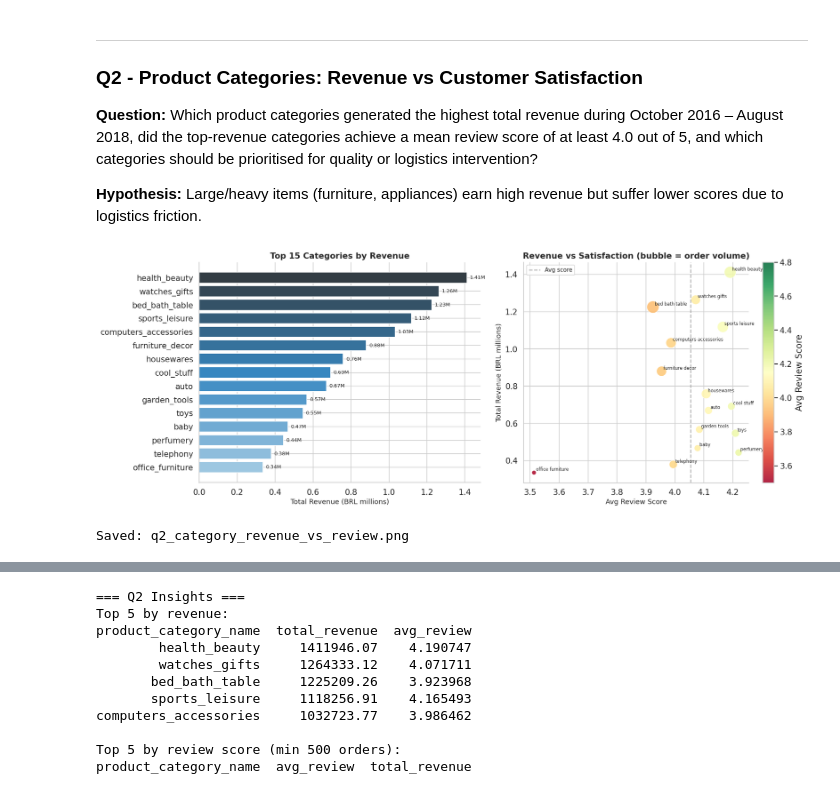
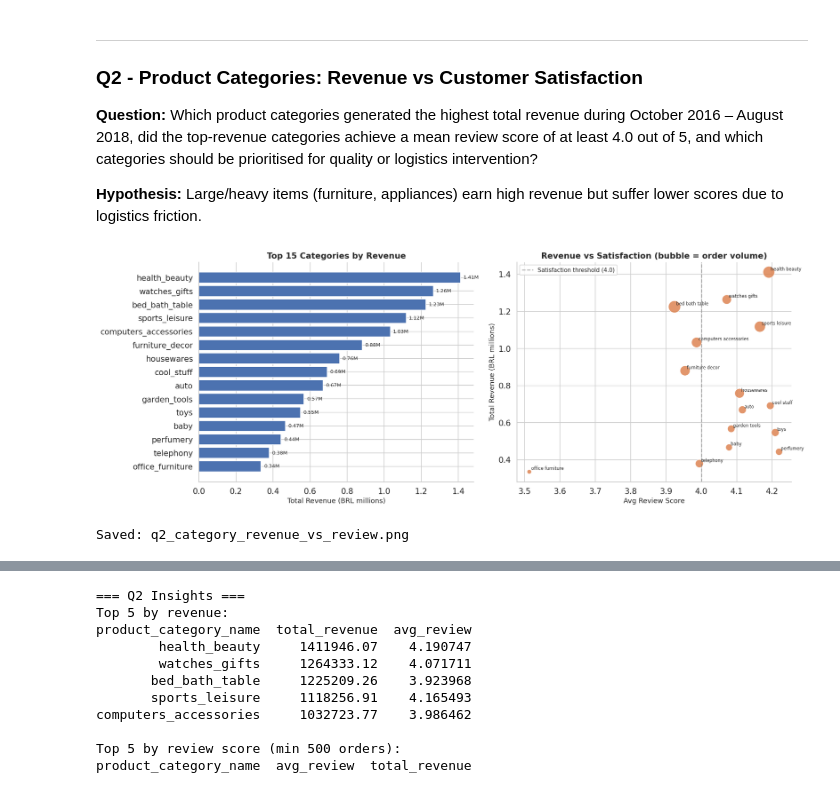
Before and after one commit to tommyalba/data_analysis_project-dicoding, a Jupyter notebook: notebook.ipynb, the cells around one changed output, grey strips where cells are left out. Saved outputs shown, nothing was run; the diff lists cells and outputs as text; code cells hidden in the pictures.

```diff
--- a/notebook.ipynb
+++ b/notebook.ipynb
@@ -1001,11 +999,10 @@ top15 = category_stats.head(15).copy()
 fig, axes = plt.subplots(1, 2, figsize=(16, 6))
 
 # Left: horizontal revenue bar
-pal = sns.color_palette('Blues_d', len(top15))
 bars = axes[0].barh(
     top15['product_category_name'].iloc[::-1],
     top15['total_revenue'].iloc[::-1] / 1e6,
-    color=pal,
+    color=BRAND_COLOR,
 )
 for bar, val in zip(bars, top15['total_revenue'].iloc[::-1] / 1e6):
     axes[0].text(val + 0.015,
@@ -1020,45 +1017,37 @@ axes[0].set_title('Top 15 Categories by Revenue', fontsize=13, fontweight='bold'
 # Right: bubble — avg review vs revenue, sized by order count
 sc = axes[1].scatter(
     top15['avg_review'],
     top15['total_revenue'] / 1e6,
     s=top15['total_orders'] / 25,
-    c=top15['avg_review'],
-    cmap='RdYlGn',
-    vmin=3.5,
-    vmax=4.8,
+    c=ACCENT_COLOR,
     alpha=0.85,
     edgecolors='white',
     linewidth=0.8,
-)
-plt.colorbar(
-    sc,
-    ax=axes[1],
-    label='Avg Review Score',
 )
 for _, row in top15.iterrows():
     axes[1].annotate(
         row['product_category_name'].replace('_', ' '),
         (row['avg_review'], row['total_revenue'] / 1e6),
         fontsize=7, xytext=(3, 3), textcoords='offset points')
 
 axes[1].axvline(
-    top15['avg_review'].mean(),
+    4.0,
     color='gray',
     linestyle='--',
     alpha=0.6,
-    label='Avg score',
+    label='Satisfaction threshold (4.0)',
 )
 axes[1].set_xlabel('Avg Review Score', fontsize=11)
 axes[1].set_ylabel('Total Revenue (BRL millions)', fontsize=11)
 axes[1].set_title('Revenue vs Satisfaction (bubble = order volume)', fontsize=13, fontweight='bold')
 axes[1].legend(fontsize=9)
 
 plt.tight_layout()
 plt.savefig('dashboard/data/q2_category_revenue_vs_review.png', dpi=150, bbox_inches='tight')
 plt.show()
 print('Saved: q2_category_revenue_vs_review.png')
 # %% [output]
-[figure, old version]
+[figure, new version]
 Saved: q2_category_revenue_vs_review.png
 # %%
 # ── Plotly — interactive bubble (Dashboard preview) ─────────────────────────
```
Also changed, not shown: parts of 12 cells of this notebook, 4 other files.
